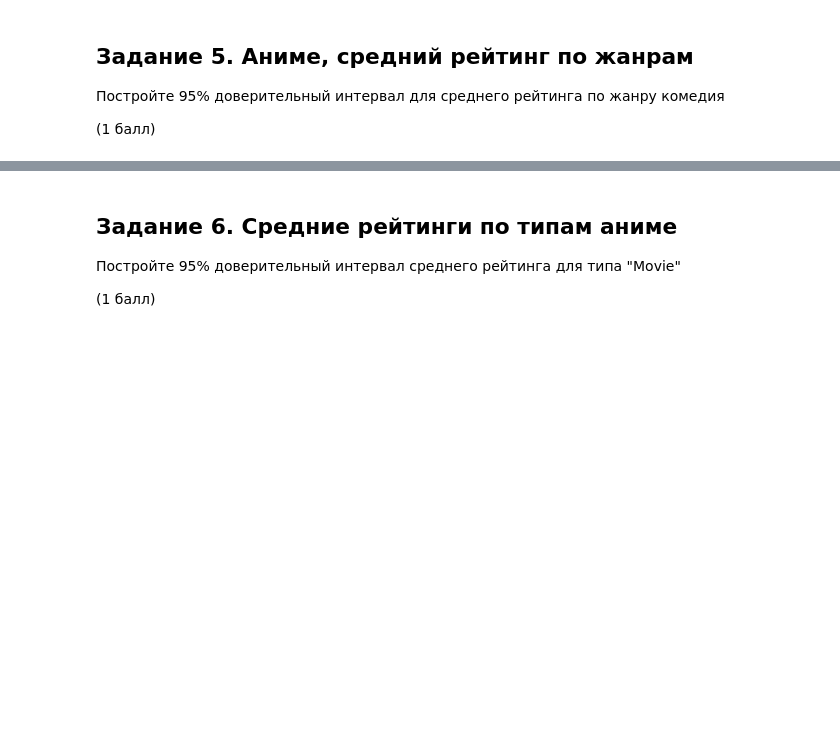
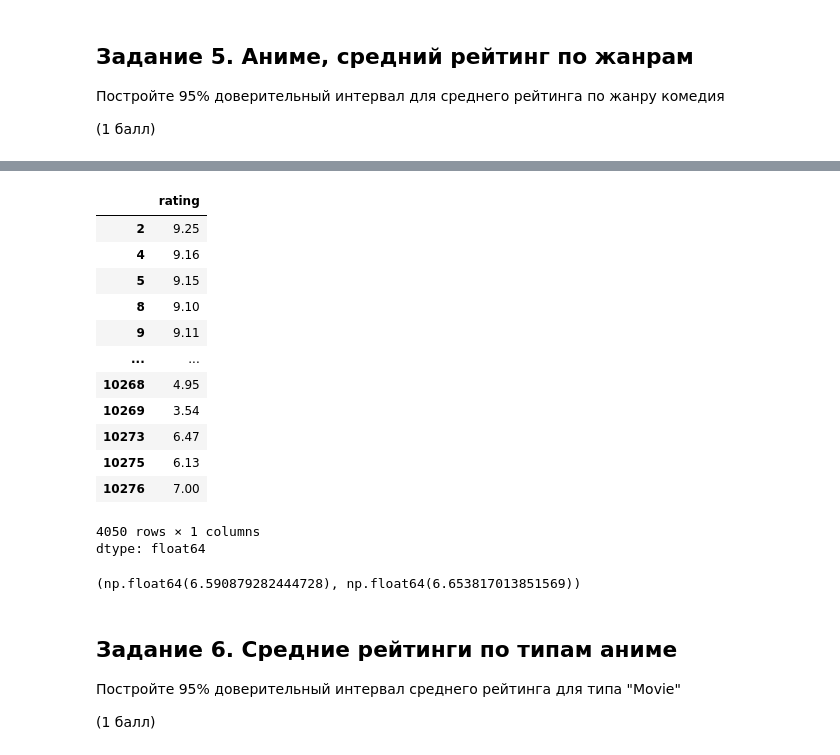
Before and after one commit to semwett0301/stat-ml-labs, a Jupyter notebook: statistic-course/math_stat_2.ipynb, the cells around one changed output, grey strips where cells are left out. Drawn from its saved outputs; the diff is of its cells as text; code cells hidden in the pictures; blank space fills up the shorter version.

```diff
--- a/statistic-course/math_stat_2.ipynb
+++ b/statistic-course/math_stat_2.ipynb
@@ -170,3 +196,25 @@ stats.t.interval(0.95, df=(len(rating) -1), loc=rating.mean(), scale=stats.sem(r
+# %%
+comedy_rating = df_anime_not_na[df_anime_not_na['genre'].str.contains('Comedy')]['rating']
+comedy_rating
+# %% [output]
+|  | rating |
+| 2 | 9.25 |
+| 4 | 9.16 |
+| 5 | 9.15 |
+| 8 | 9.10 |
+| 9 | 9.11 |
+| ... | ... |
+| 10268 | 4.95 |
+| 10269 | 3.54 |
+| 10273 | 6.47 |
+| 10275 | 6.13 |
+| 10276 | 7.00 |
+4050 rows × 1 columns
+dtype: float64
+# %%
+stats.t.interval(0.95, df=(len(comedy_rating) -1), loc=comedy_rating.mean(), scale=stats.sem(comedy_rating))
+# %% [output]
+(np.float64(6.590879282444728), np.float64(6.653817013851569))
 # %% [markdown]
 ## Задание 6. Средние рейтинги по типам аниме
 
```
Also changed, not shown: parts of 10 cells of this notebook.
